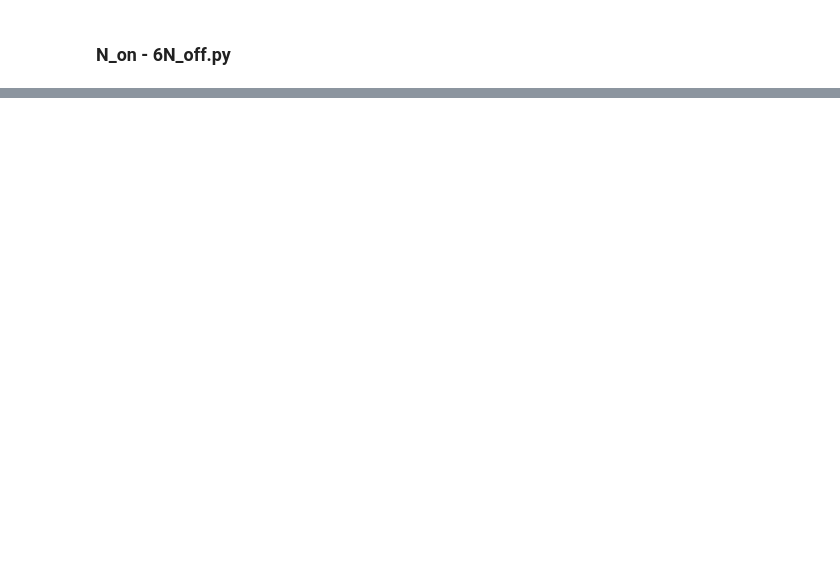
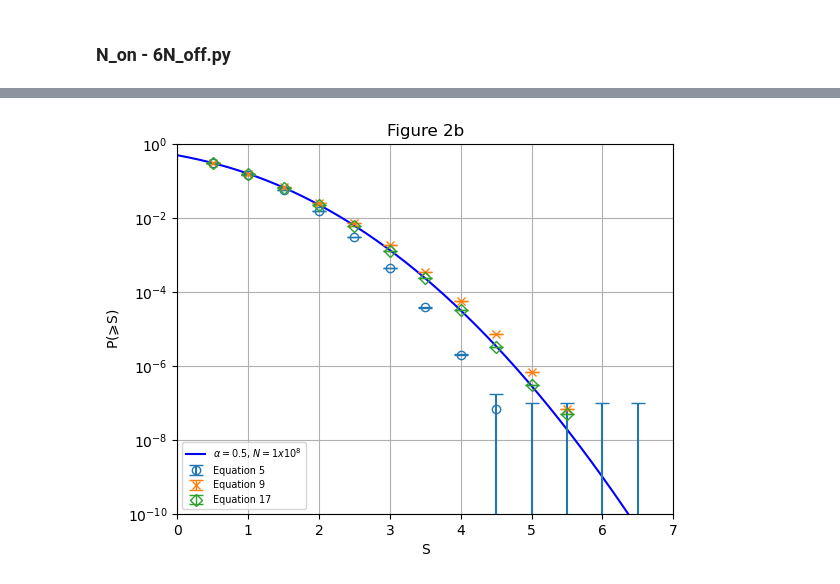
Before and after one commit to Seanog-coder/statistical_analysis_of_VHE_gamma_rays.ipynb, a Jupyter notebook: statistical_analysis_of_VHE_gamma_rays.ipynb, the cells around one changed output, grey strips where cells are left out. Drawn from its saved outputs; the diff is of its cells as text; code cells hidden in the pictures; blank space fills up the shorter version.

```diff
--- a/statistical_analysis_of_VHE_gamma_rays.ipynb
+++ b/statistical_analysis_of_VHE_gamma_rays.ipynb
@@ -511 +375,98 @@ plt.show()
+# %%
+lambda_param = 20  # Average rate of occurrence (lambda)
+N = int(1e8)  # Number of samples to generate
+alpha = 1 / 2 # Ratio of on-source time to off-source time
+
+# Generate on-source Poisson samples
+N_on = np.random.poisson(lambda_param, N)
+
+# Adjust distribution size for off-source Poisson samples
+N_off = np.random.poisson((1/alpha)*lambda_param, N)
+
+# Calculate the difference with the alpha parameter
+N_diff = N_on - alpha*N_off
+
+ # %%
+
+# Equation 5
+N_sigma5 = (N_diff) / (N_on + (alpha**2)*(N_off))**(1/2)
+
+# Create an array with the desired significance values
+significances1 = np.linspace(0.5, 7, 14)
+
+# Count elements greater than each value
+ans = [np.sum(N_sigma5 > val) for val in significances1]
+
+# Calculate the probability P
+P_5 = np.array(ans) / N
+
+# %%
+
+# Equation 9
+N_sigma9 = (N_diff) / (alpha*(N_on + N_off))**(1/2)
+
+# Count elements greater than each value
+ans = [np.sum(N_sigma9 > val) for val in significances1]
+
+# Calculate the probability P
+P_9 = np.array(ans) / N
+
+# %%
+
+# Calculate the difference with the alpha parameter
+N_sig = N_on - alpha*N_off
+
+N_sign_sig = np.sign(N_sig)
+
+# Name some variables
+a = np.log(((1 + alpha)/alpha) * (N_on / (N_on + N_off)))
+b = np.log((1 + alpha) * (N_off / (N_on + N_off)))
+
+# Equation 17
+S = np.sqrt(2)*(N_on*a + N_off*b)**(1/2)
+
+S = S * N_sign_sig
+
+# Count elements greater than each value in b
+ans = [np.sum(S > val) for val in significances1]
+
+# Calculate the probability P
+P_17 = np.array(ans) / N
+
+# %%
+
+import matplotlib.pyplot as plt
+from scipy.stats import norm
+
+# Generate significances from 0 to 7 with a step of 0.1
+significances = np.arange(0, 7, 0.01)
+
+# Calculate cumulative probabilities for each significance value
+cumulative_probabilities = 1 - norm.cdf(significances)
+
+errors_1 = np.ones(14) / (N)*(1e1)
+errors_1[-1:] = 0
+
+errors_2 = np.ones(14) / (N)*(1e1)
+errors_2[-10:] = 0
+
+errors_3 = np.ones(14) / (N)*(1e1)
+errors_3[-10:] = 0
+
+# Plotting
+plt.plot(significances, cumulative_probabilities, color='b', label=r'$\alpha=0.5$, $N=1 x 10^8$')
+plt.errorbar(significances1, P_5, yerr=errors_1, capsize=5, marker='o', markerfacecolor='none', linestyle='', label='Equation 5')
+plt.errorbar(significances1, P_9, yerr=errors_2, capsize=5, linewidth=1, marker='x', markerfacecolor='none', linestyle='', label='Equation 9')
+plt.errorbar(significances1, P_17, yerr=errors_3, capsize=5, linewidth=1, marker='D',markerfacecolor='none',  linestyle='', label='Equation 17')
+plt.title('Figure 2b')
+plt.yscale('log')
+plt.xlim(0,7)
+plt.ylim(1e-10, 1)
+plt.xlabel('S')
+plt.ylabel("P($\geqslant$S)")
+plt.legend(fontsize='x-small', loc='lower left')
+plt.grid(True)
+plt.show()
+# %% [output]
+[figure, added]
 # %% [markdown]
```
Also changed, not shown: parts of 35 cells of this notebook.
